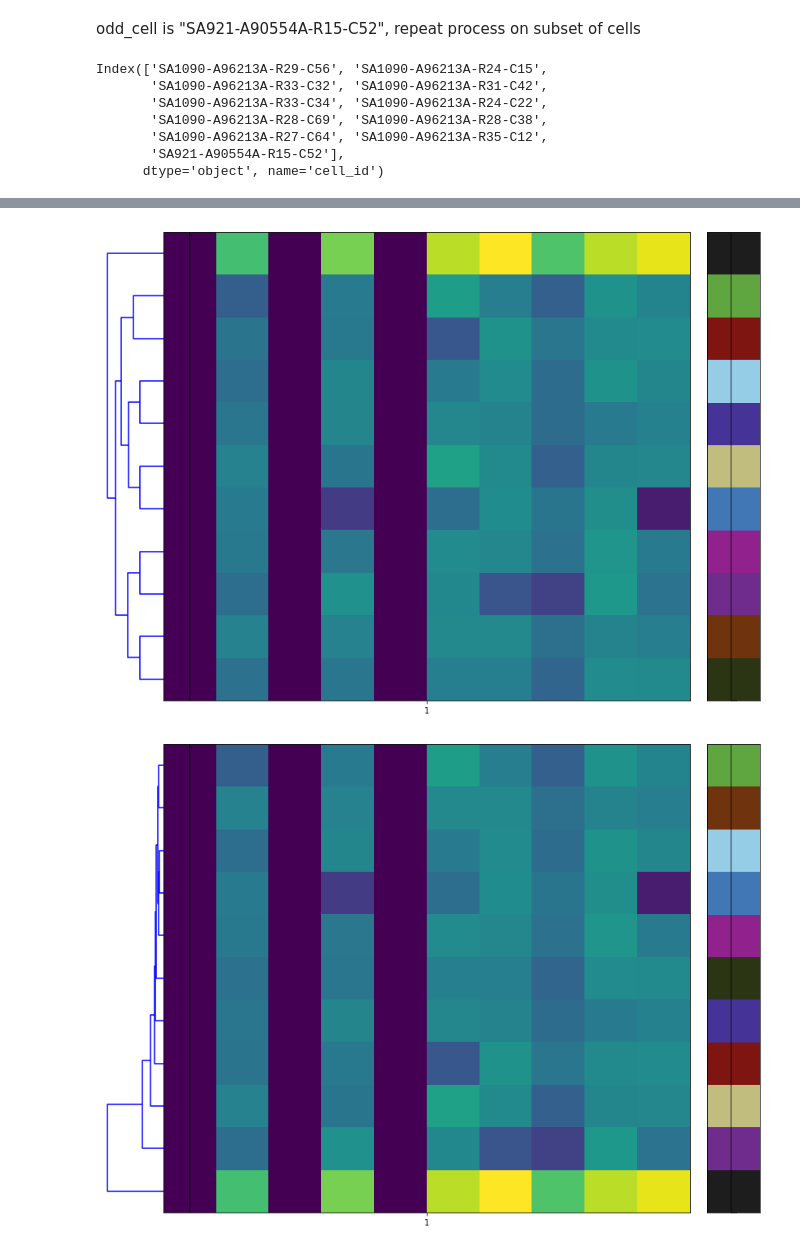
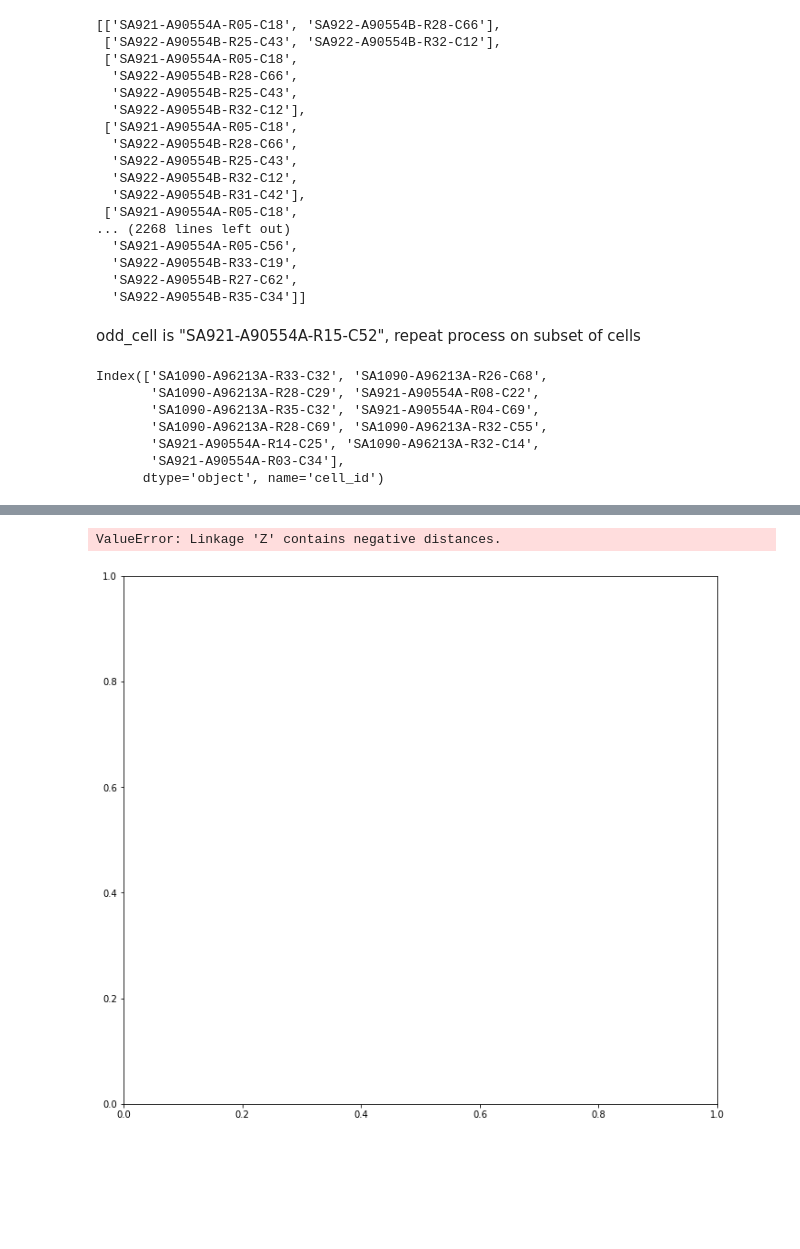
Before and after one commit to shahcompbio/scgenome-deprecated, a Jupyter notebook: notebooks/bayesian_spike_in-Copy1.ipynb, the cells around one changed output, grey strips where cells are left out. Saved outputs shown, nothing was run; the diff lists cells and outputs as text; code cells hidden in the pictures; blank space fills up the shorter version.

Commit message:
Bugged commit, attempting to fix indexing differnce between bhc matrix_data and plot matrix_data

```diff
--- a/notebooks/bayesian_spike_in-Copy1.ipynb
+++ b/notebooks/bayesian_spike_in-Copy1.ipynb
@@ -73,15 +58,24 @@ g = g.map(plt.scatter, "threshold", "bhc_num_clusters")
 # %%
+bhc_linkage, bhc_plot_data = simulation.get_plot_data(bhc_linkage)
+lbhc_plot_data = bhc_plot_data.copy()
+lbhc_plot_data[:,2] = np.log(bhc_plot_data[:,2]) # Log because the highest link is way higher
+
 dend = sch.dendrogram(lbhc_plot_data)
 
-bhc_clusters = sch.fcluster(lbhc_plot_data, 8, criterion="distance")
+bhc_clusters = sch.fcluster(bhc_plot_data, 8, criterion="distance")
 assert len(set(bhc_clusters)) > 1
 cn_data = cncluster.prune_cluster(bhc_clusters, bhc_cell_ids, cn_data)
 cn_data["origin_id_int"] = cn_data["origin_id"].factorize()[0]
 
 fig = plt.figure(figsize=(10, 8))
-bimatrix_data = cnplot.plot_clustered_cell_cn_matrix_figure(
+bimatrix_data, pre_sort = cnplot.plot_clustered_cell_cn_matrix_figure(
     fig, cn_data, "copy", cluster_field_name="bhc_cluster_id",
-    linkage=lbhc_plot_data, origin_field_name="origin_id_int", raw=True, flip=True)
+    linkage=bhc_plot_data, origin_field_name="origin_id_int", raw=True, flip=True)
+
+fig = plt.figure(figsize=(10, 8))
+bimatrix_data1 = cnplot.plot_clustered_cell_cn_matrix_figure(
+    fig, cn_data, "copy", cluster_field_name="bhc_cluster_id",
+    linkage=bhc_plot_data, origin_field_name="origin_id_int", raw=True, flip=False)
 clabels = get_mixture_labels(cn_data)
 scores = skm.homogeneity_completeness_v_measure(clabels["origin_id_int"], clabels["bhc_cluster_id"])
 print(f"homogeneity: {scores[0]}, completeness: {scores[1]}, v-measure: {scores[2]}")
@@ -154,3 +137,27 @@ array([[       nan, 0.75660721,        nan, 0.69002424,        nan],
+# %%
+new_bhc_linkage = bhc_linkage.copy()
+new_bhc_linkage["sample_ids"] = map_ids(new_bhc_linkage["sample_inds"], bhc_cell_ids)
+new_bhc_linkage["l_sample_ids"] = map_ids(new_bhc_linkage["l_sample_inds"], bhc_cell_ids)
+new_bhc_linkage["r_sample_ids"] = map_ids(new_bhc_linkage["r_sample_inds"], bhc_cell_ids)
+list(new_bhc_linkage["sample_ids"])
+# %% [output]
+[['SA921-A90554A-R05-C18', 'SA922-A90554B-R28-C66'],
+ ['SA922-A90554B-R25-C43', 'SA922-A90554B-R32-C12'],
+ ['SA921-A90554A-R05-C18',
+  'SA922-A90554B-R28-C66',
+  'SA922-A90554B-R25-C43',
+  'SA922-A90554B-R32-C12'],
+ ['SA921-A90554A-R05-C18',
+  'SA922-A90554B-R28-C66',
+  'SA922-A90554B-R25-C43',
+  'SA922-A90554B-R32-C12',
+  'SA922-A90554B-R31-C42'],
+ ['SA921-A90554A-R05-C18',
+... (2268 lines left out)
+  'SA921-A90554A-R05-C56',
+  'SA922-A90554B-R33-C19',
+  'SA922-A90554B-R27-C62',
+  'SA922-A90554B-R35-C34']]
 # %% [markdown]
 odd_cell is "SA921-A90554A-R15-C52", repeat process on subset of cells
 # %%
@@ -158,12 +165,12 @@ keep_cells = bimatrix_data.iloc[:,0:11].columns.get_level_values(0)
 scn_data = cn_data[cn_data["cell_id"].isin(keep_cells)].reset_index(drop=True)
 print(keep_cells)
 # %% [output]
-Index(['SA1090-A96213A-R29-C56', 'SA1090-A96213A-R24-C15',
-       'SA1090-A96213A-R33-C32', 'SA1090-A96213A-R31-C42',
-       'SA1090-A96213A-R33-C34', 'SA1090-A96213A-R24-C22',
-       'SA1090-A96213A-R28-C69', 'SA1090-A96213A-R28-C38',
-       'SA1090-A96213A-R27-C64', 'SA1090-A96213A-R35-C12',
-       'SA921-A90554A-R15-C52'],
+Index(['SA1090-A96213A-R33-C32', 'SA1090-A96213A-R26-C68',
+       'SA1090-A96213A-R28-C29', 'SA921-A90554A-R08-C22',
+       'SA1090-A96213A-R35-C32', 'SA921-A90554A-R04-C69',
+       'SA1090-A96213A-R28-C69', 'SA1090-A96213A-R32-C55',
+       'SA921-A90554A-R14-C25', 'SA1090-A96213A-R32-C14',
+       'SA921-A90554A-R03-C34'],
       dtype='object', name='cell_id')
 # %%
 #scn_data = pd.read_csv("/Users/massoudmaher/data/scn_data.csv")
@@ -184,13 +191,9 @@ fig = plt.figure(figsize=(10, 8))
 bimatrix_data = cnplot.plot_clustered_cell_cn_matrix_figure(
     fig, scn_data, "copy", cluster_field_name="bhc_cluster_id",
     linkage=lsplot_data, origin_field_name="origin_id_int", raw=True,
-    flip=False)
+    flip=True)
 
-nlinkage = sch.linkage(np.nan_to_num(smeasurement, 0))
 
-fig = plt.figure(figsize=(10, 8))
-bimatrix_data = cnplot.plot_clustered_cell_cn_matrix_figure(
-    fig, scn_data, "copy", cluster_field_name="bhc_cluster_id",
-    linkage=nlinkage, origin_field_name="origin_id_int", raw=True)
+#nlinkage = sch.linkage(np.nan_to_num(smeasurement, 0))
 # %% [output]
 r at li: 0
@@ -213,2 +216,2 @@ idx: [10  9  2  8  0  3  6  4  7  1  5]
+ValueError: Linkage 'Z' contains negative distances.
-[figure, old version]
+[figure, new version]
-[figure, removed]
```
Also changed, not shown: parts of 31 cells of this notebook, 10 other files.
